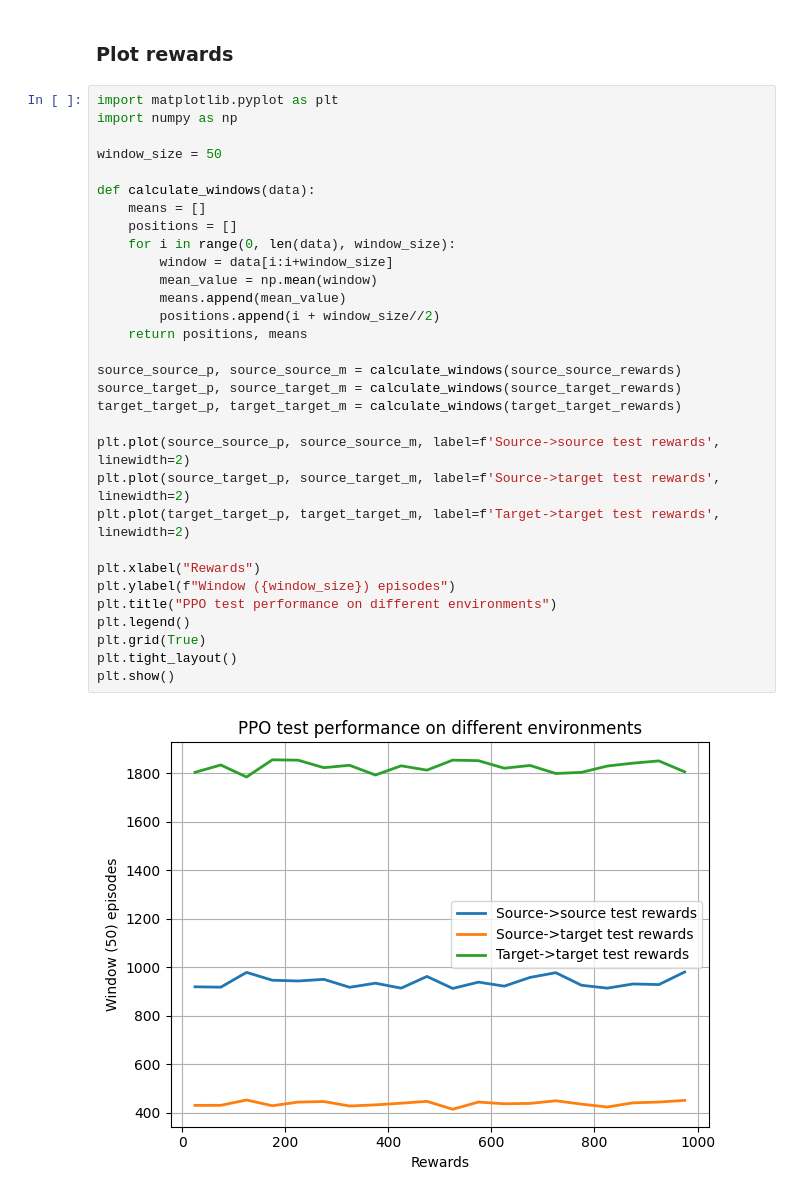
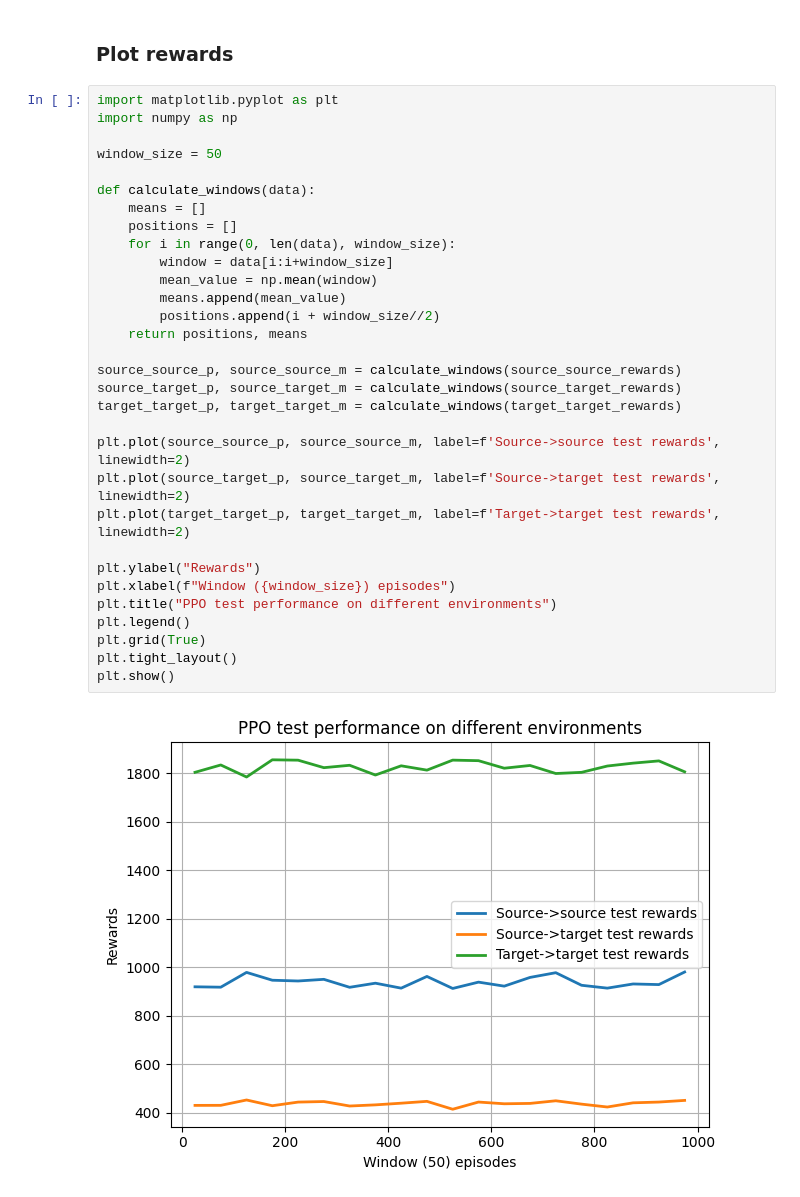
Before and after one commit to beppSpedicato/ReinforceLearning, a Jupyter notebook: ppo_test_experiments.ipynb, the cells around one changed output. Cells and saved outputs as stored; diff of their text form.

```diff
--- a/ppo_test_experiments.ipynb
+++ b/ppo_test_experiments.ipynb
@@ -66,33 +66,33 @@ Mean ep lenght target->target:  448.725
 # %%
 import matplotlib.pyplot as plt
 import numpy as np
 
 window_size = 50
 
 def calculate_windows(data):
     means = []
     positions = []
     for i in range(0, len(data), window_size):
         window = data[i:i+window_size]
         mean_value = np.mean(window)
         means.append(mean_value)
         positions.append(i + window_size//2)
     return positions, means
 
 source_source_p, source_source_m = calculate_windows(source_source_rewards)
 source_target_p, source_target_m = calculate_windows(source_target_rewards)
 target_target_p, target_target_m = calculate_windows(target_target_rewards)
 
 plt.plot(source_source_p, source_source_m, label=f'Source->source test rewards', linewidth=2)
 plt.plot(source_target_p, source_target_m, label=f'Source->target test rewards', linewidth=2)
 plt.plot(target_target_p, target_target_m, label=f'Target->target test rewards', linewidth=2)
 
-plt.xlabel("Rewards")
-plt.ylabel(f"Window ({window_size}) episodes")
+plt.ylabel("Rewards")
+plt.xlabel(f"Window ({window_size}) episodes")
 plt.title("PPO test performance on different environments")
 plt.legend()
 plt.grid(True)
 plt.tight_layout()
 plt.show()
 # %% [output]
-[figure, old version]
+[figure, new version]
```
